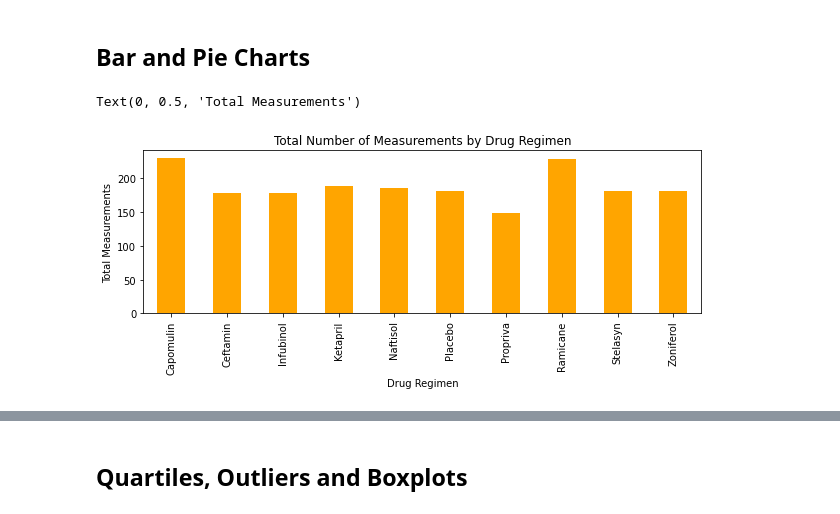
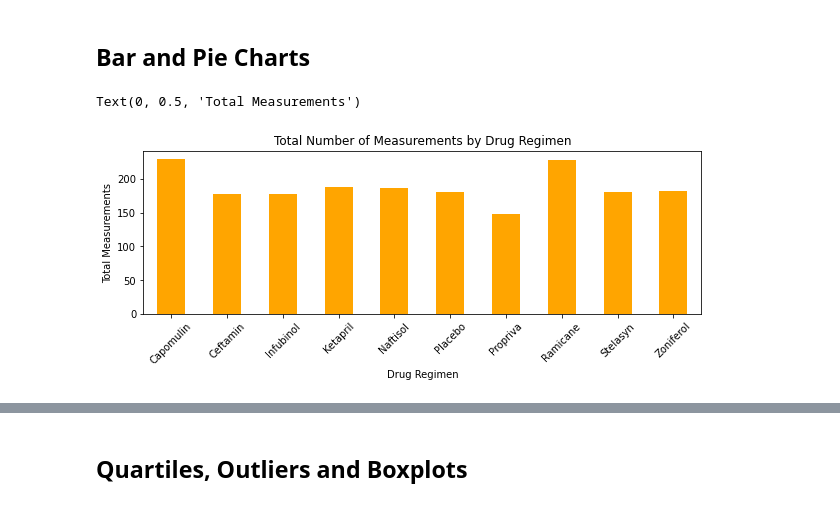
Before and after one commit to robmatelyan/Matplotlib-Challenge, a Jupyter notebook: Pymaceuticals_RM_Work/pymaceuticals_work.ipynb, the cells around one changed output, grey strips where cells are left out. Cells and saved outputs as stored; diff of their text form; code cells hidden in the pictures.

```diff
--- a/Pymaceuticals_RM_Work/pymaceuticals_work.ipynb
+++ b/Pymaceuticals_RM_Work/pymaceuticals_work.ipynb
@@ -115,12 +74,12 @@ summary_stat_tvol_df
 # %%
 # Generate a bar plot showing the total number of measurements taken on each drug regimen using pandas.
 tot_measurements = clean_df.groupby('Drug Regimen').count()
 tot_measurements.rename(columns= {'Tumor Volume (mm3)': 'Total Measurements'}, inplace=True)
 measurement_bar = tot_measurements['Total Measurements']
-measurement_bar = measurement_bar.plot(kind='bar', figsize=(10,3), facecolor='orange', title='Total Number of Measurements by Drug Regimen')
+measurement_bar = measurement_bar.plot(kind='bar', figsize=(10,3), facecolor='orange', rot=45, title='Total Number of Measurements by Drug Regimen')
 measurement_bar.set_ylabel('Total Measurements')
 # %% [output]
 Text(0, 0.5, 'Total Measurements')
-[figure, old version]
+[figure, new version]
 # %%
 # Generate a bar plot showing the total number of measurements taken on each drug regimen using pyplot.
```
Also changed, not shown: parts of 5 cells of this notebook.
